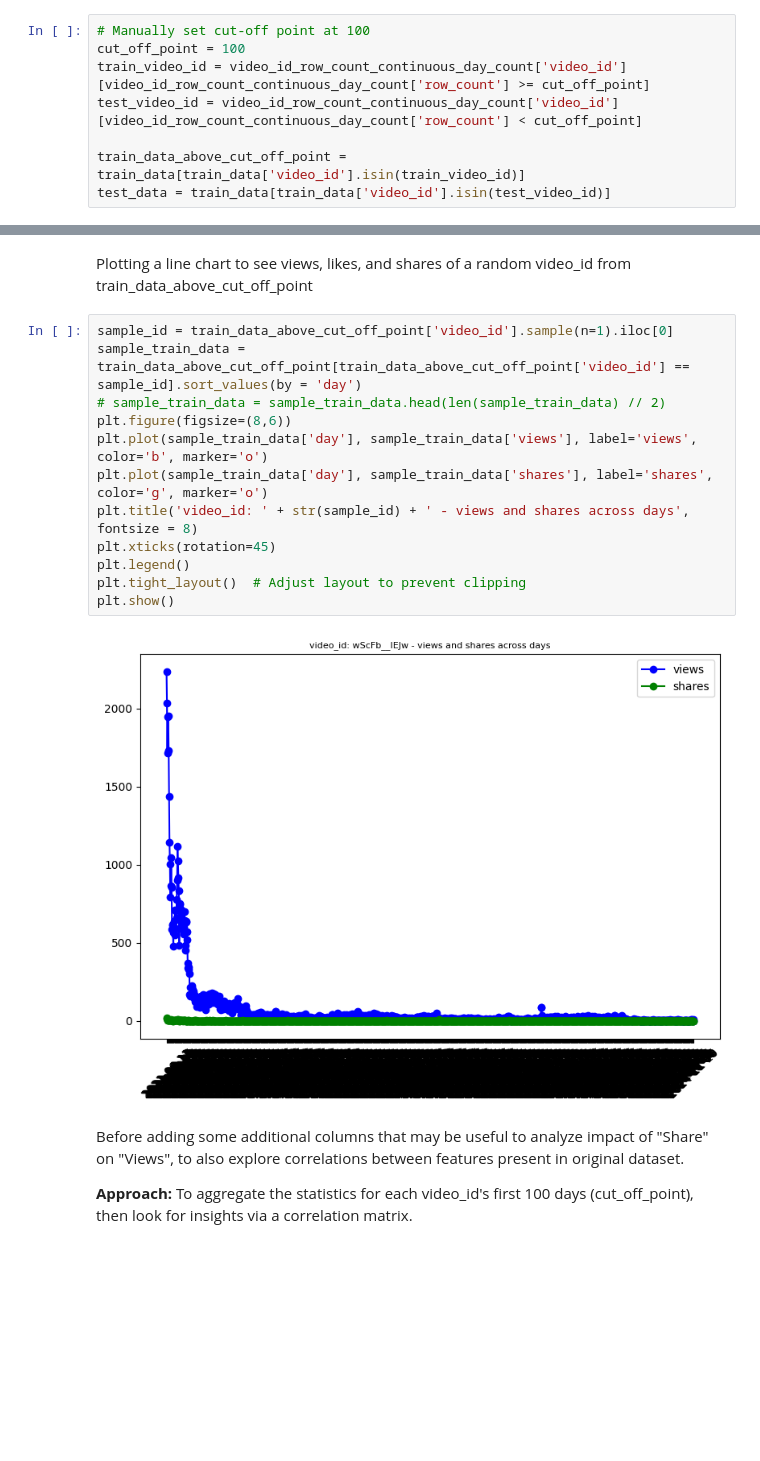
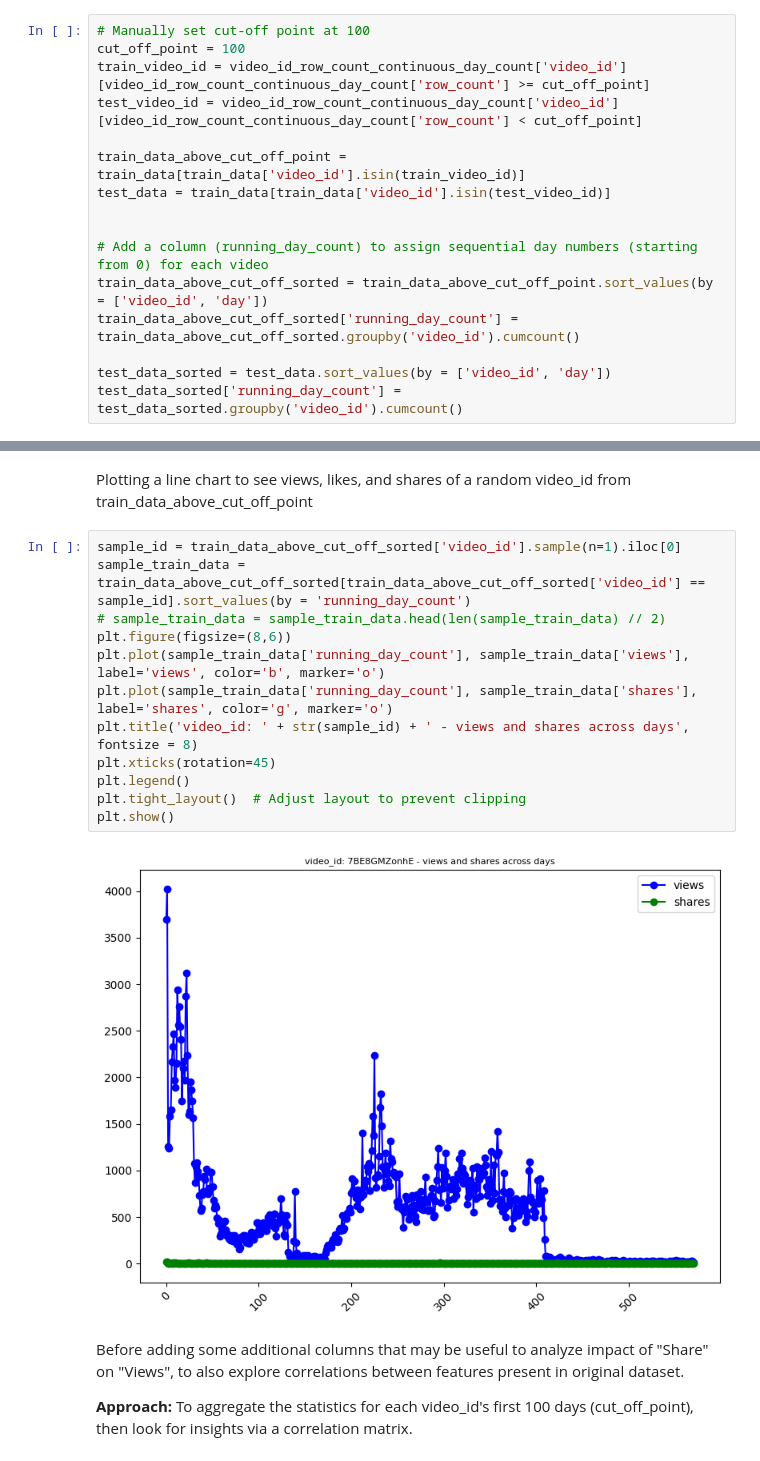
Before and after one commit to thomasyow/thomasyow, a Jupyter notebook: video-shares-impact-on-video-longevity.ipynb, the cells around one changed output, grey strips where cells are left out. Cells and saved outputs as stored; diff of their text form; blank space fills up the shorter version.

Commit message:
Kaggle Notebook | Video Shares Impact on Video Longevity - WIP | v1

```diff
--- a/video-shares-impact-on-video-longevity.ipynb
+++ b/video-shares-impact-on-video-longevity.ipynb
@@ -193,4 +193,12 @@ test_video_id = video_id_row_count_continuous_day_count['video_id'][video_id_row
 
 train_data_above_cut_off_point = train_data[train_data['video_id'].isin(train_video_id)]
 test_data = train_data[train_data['video_id'].isin(test_video_id)]
+
+
+# Add a column (running_day_count) to assign sequential day numbers (starting from 0) for each video
+train_data_above_cut_off_sorted = train_data_above_cut_off_point.sort_values(by = ['video_id', 'day'])
+train_data_above_cut_off_sorted['running_day_count'] = train_data_above_cut_off_sorted.groupby('video_id').cumcount()
+
+test_data_sorted = test_data.sort_values(by = ['video_id', 'day'])
+test_data_sorted['running_day_count'] = test_data_sorted.groupby('video_id').cumcount()
 # %%
@@ -216,19 +224,19 @@ memory usage: 53.5+ MB
 # %% [markdown]
 Plotting a line chart to see views, likes, and shares of a random video_id from train_data_above_cut_off_point
 # %%
-sample_id = train_data_above_cut_off_point['video_id'].sample(n=1).iloc[0]
-sample_train_data = train_data_above_cut_off_point[train_data_above_cut_off_point['video_id'] == sample_id].sort_values(by = 'day')
+sample_id = train_data_above_cut_off_sorted['video_id'].sample(n=1).iloc[0]
+sample_train_data = train_data_above_cut_off_sorted[train_data_above_cut_off_sorted['video_id'] == sample_id].sort_values(by = 'running_day_count')
 # sample_train_data = sample_train_data.head(len(sample_train_data) // 2)
 plt.figure(figsize=(8,6))
-plt.plot(sample_train_data['day'], sample_train_data['views'], label='views', color='b', marker='o')
-plt.plot(sample_train_data['day'], sample_train_data['shares'], label='shares', color='g', marker='o')
+plt.plot(sample_train_data['running_day_count'], sample_train_data['views'], label='views', color='b', marker='o')
+plt.plot(sample_train_data['running_day_count'], sample_train_data['shares'], label='shares', color='g', marker='o')
 plt.title('video_id: ' + str(sample_id) + ' - views and shares across days', fontsize = 8)
 plt.xticks(rotation=45)
 plt.legend()
 plt.tight_layout()  # Adjust layout to prevent clipping
 plt.show()
 # %% [output]
-[figure, old version]
+[figure, new version]
 # %% [markdown]
 Before adding some additional columns that may be useful to analyze impact of "Share" on "Views", to also explore correlations between features present in original dataset.
 
```
Also changed, not shown: parts of 9 cells of this notebook.
